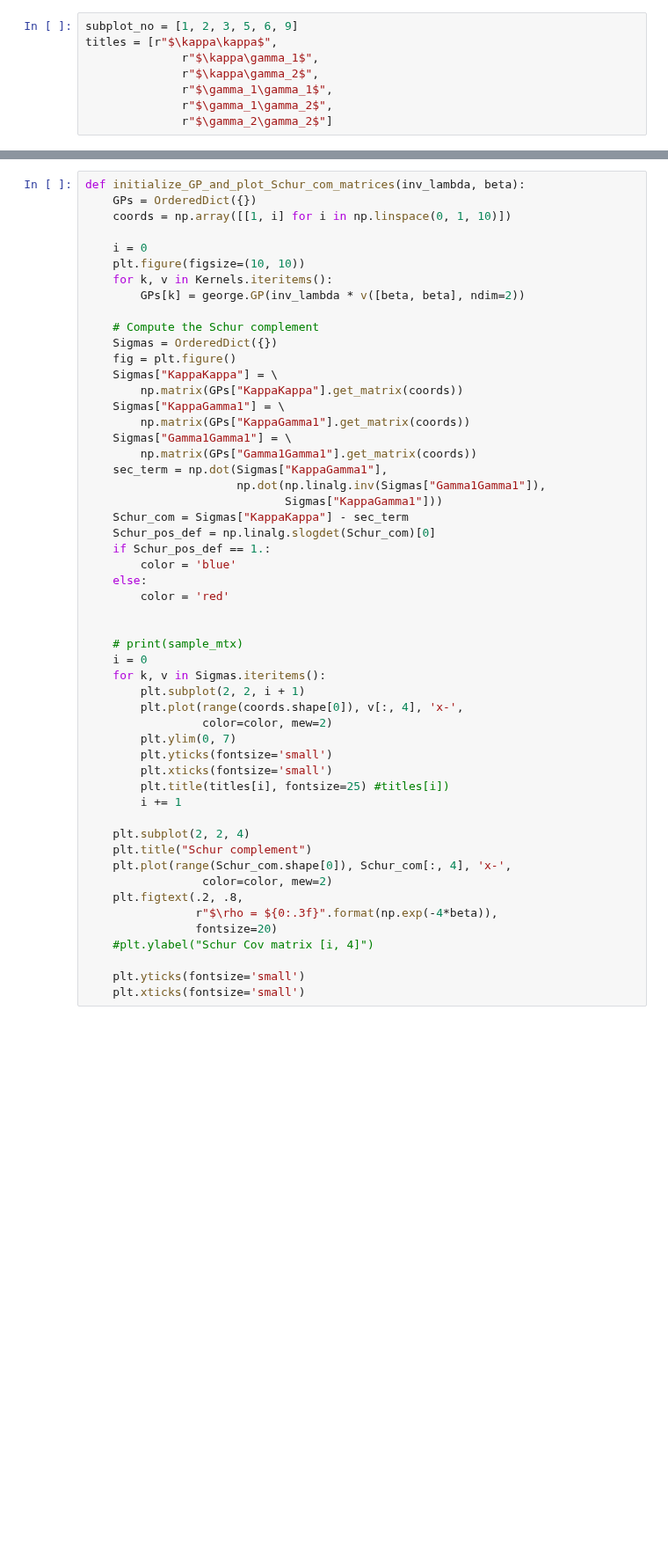
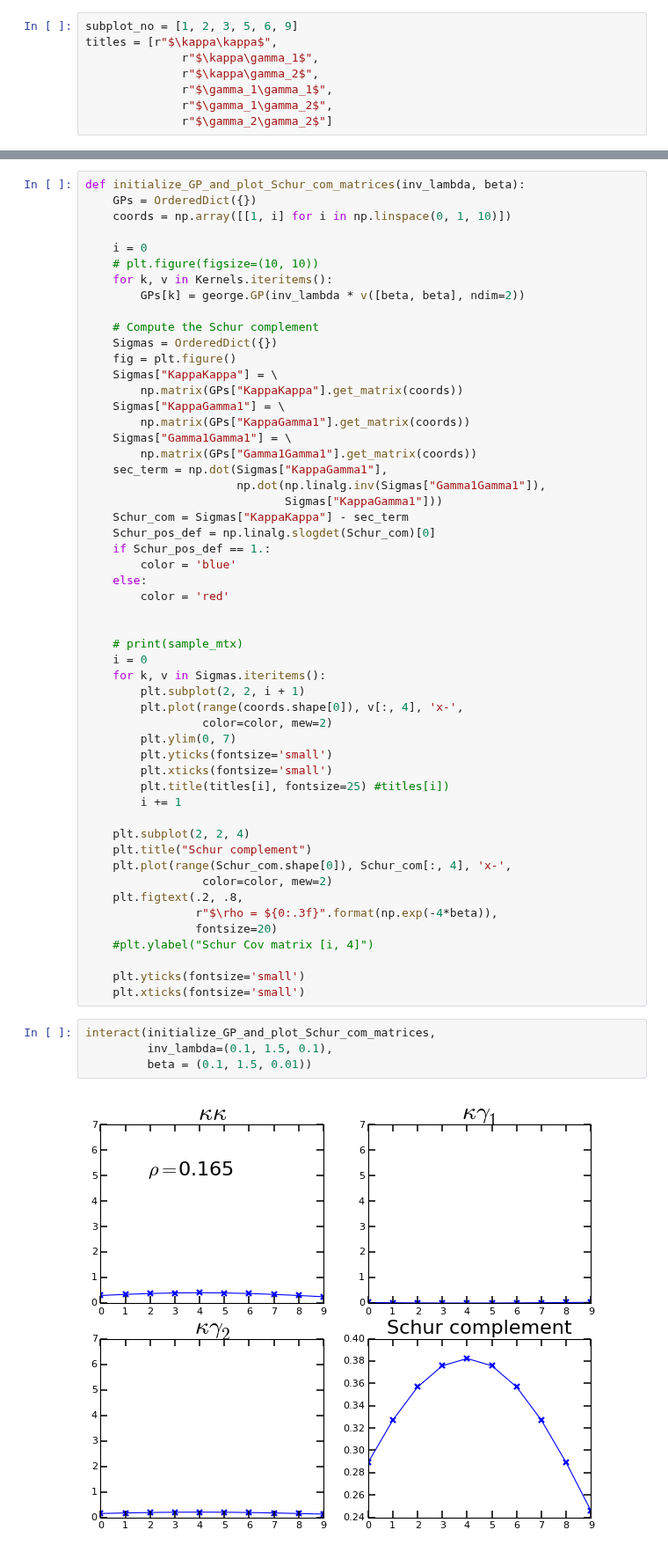
Before and after one commit to karenyyng/shear_gp, a Jupyter notebook: prototypes/Cython_kernels_demos.ipynb, the cells around one changed output, grey strips where cells are left out. Shown at 88% size. Drawn from its saved outputs; the diff is of its cells as text; blank space fills up the shorter version.

Commit message:
update to make interact feature less jumpy

```diff
--- a/prototypes/Cython_kernels_demos.ipynb
+++ b/prototypes/Cython_kernels_demos.ipynb
@@ -95,7 +94,7 @@ def initialize_GP_and_plot_Schur_com_matrices(inv_lambda, beta):
     coords = np.array([[1, i] for i in np.linspace(0, 1, 10)])
 
     i = 0
-    plt.figure(figsize=(10, 10))
+    # plt.figure(figsize=(10, 10))
     for k, v in Kernels.iteritems():
         GPs[k] = george.GP(inv_lambda * v([beta, beta], ndim=2))
 
@@ -142,3 +141,9 @@ def initialize_GP_and_plot_Schur_com_matrices(inv_lambda, beta):
 
     plt.yticks(fontsize='small')
     plt.xticks(fontsize='small')
+# %%
+interact(initialize_GP_and_plot_Schur_com_matrices,
+         inv_lambda=(0.1, 1.5, 0.1),
+         beta = (0.1, 1.5, 0.01))
+# %% [output]
+[figure, added]
```
Also changed, not shown: parts of 7 cells of this notebook.
